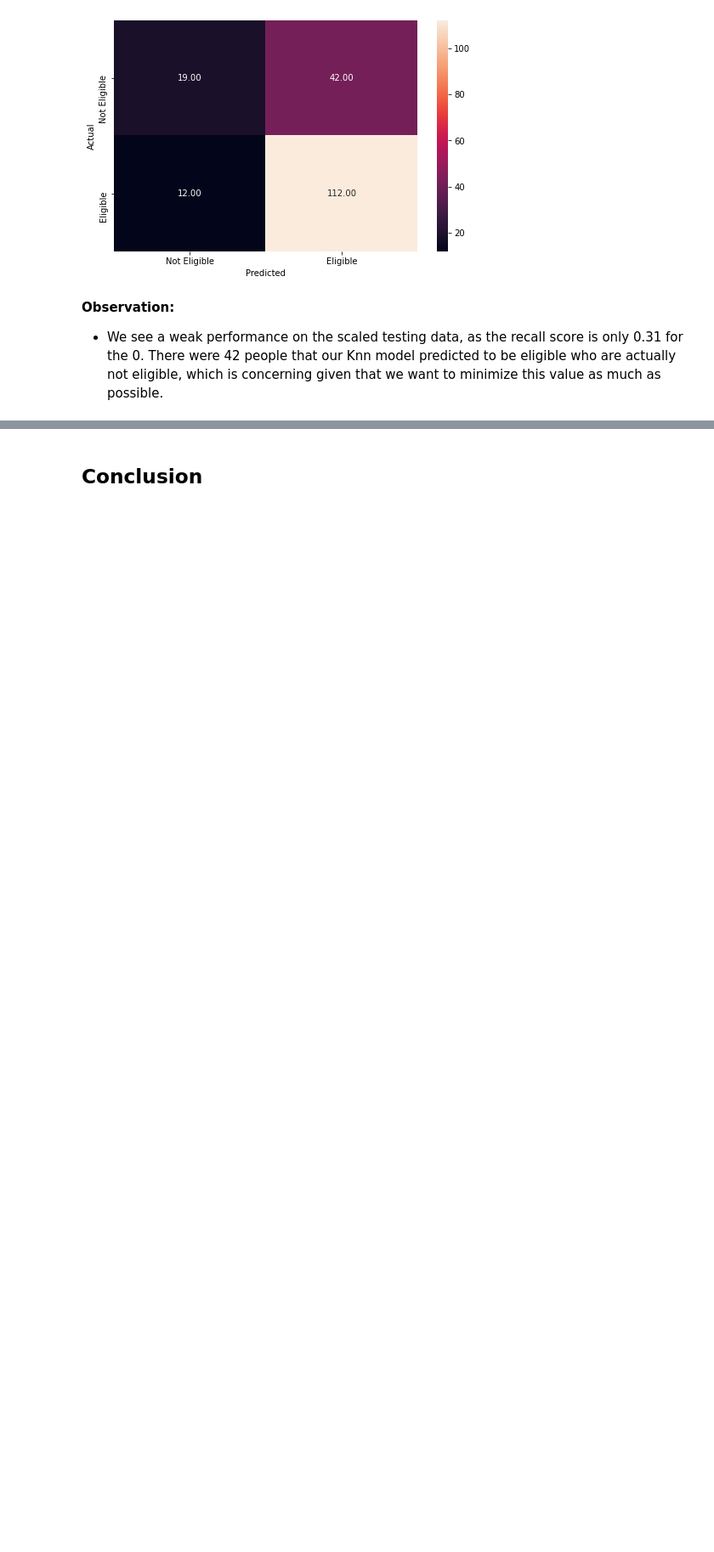
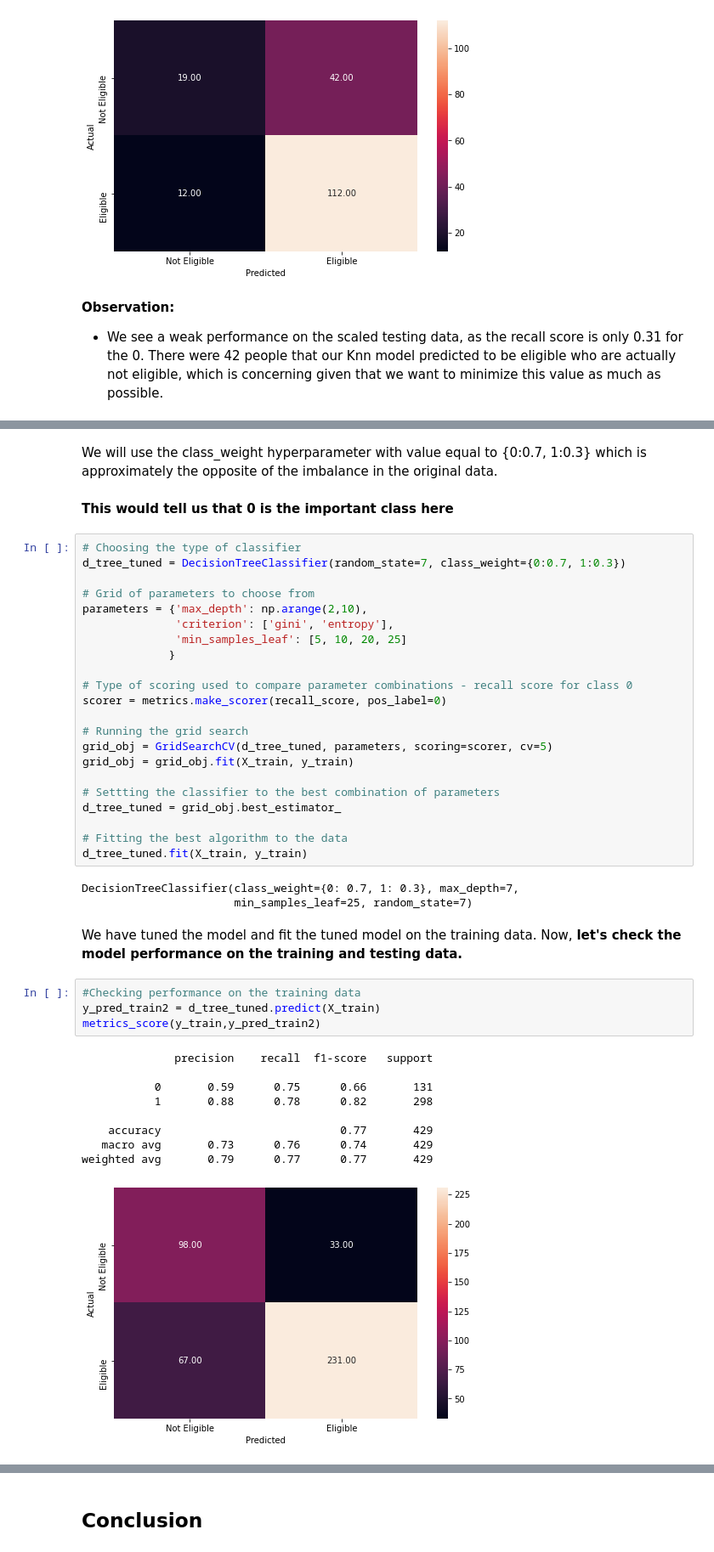
Before and after one commit to PatrickParsa/Loan-Eligibility-Prediction, a Jupyter notebook: Loan eligibility prediction kaggle.ipynb, the cells around one changed output, grey strips where cells are left out. Shown at 85% size. Drawn from its saved outputs; the diff is of its cells as text; blank space fills up the shorter version.

```diff
--- a/Loan eligibility prediction kaggle.ipynb
+++ b/Loan eligibility prediction kaggle.ipynb
@@ -663,0 +734,45 @@ weighted avg       0.69      0.71      0.68       185
+# %% [markdown]
+We will use the class_weight hyperparameter with value equal to {0:0.7, 1:0.3} which is approximately the opposite of the imbalance in the original data.
+# %% [markdown]
+**This would tell us that 0 is the important class here**
+# %%
+# Choosing the type of classifier
+d_tree_tuned = DecisionTreeClassifier(random_state=7, class_weight={0:0.7, 1:0.3})
+
+# Grid of parameters to choose from
+parameters = {'max_depth': np.arange(2,10),
+              'criterion': ['gini', 'entropy'],
+              'min_samples_leaf': [5, 10, 20, 25]
+             }
+
+# Type of scoring used to compare parameter combinations - recall score for class 0
+scorer = metrics.make_scorer(recall_score, pos_label=0)
+
+# Running the grid search
+grid_obj = GridSearchCV(d_tree_tuned, parameters, scoring=scorer, cv=5)
+grid_obj = grid_obj.fit(X_train, y_train)
+
+# Settting the classifier to the best combination of parameters
+d_tree_tuned = grid_obj.best_estimator_
+
+# Fitting the best algorithm to the data
+d_tree_tuned.fit(X_train, y_train)
+# %% [output]
+DecisionTreeClassifier(class_weight={0: 0.7, 1: 0.3}, max_depth=7,
+                       min_samples_leaf=25, random_state=7)
+# %% [markdown]
+We have tuned the model and fit the tuned model on the training data. Now, **let's check the model performance on the training and testing data.**
+# %%
+#Checking performance on the training data
+y_pred_train2 = d_tree_tuned.predict(X_train)
+metrics_score(y_train,y_pred_train2)
+# %% [output]
+              precision    recall  f1-score   support
+
+           0       0.59      0.75      0.66       131
+           1       0.88      0.78      0.82       298
+
+    accuracy                           0.77       429
+   macro avg       0.73      0.76      0.74       429
+weighted avg       0.79      0.77      0.77       429
+[figure, added]
```
Also changed, not shown: parts of 42 cells of this notebook.
